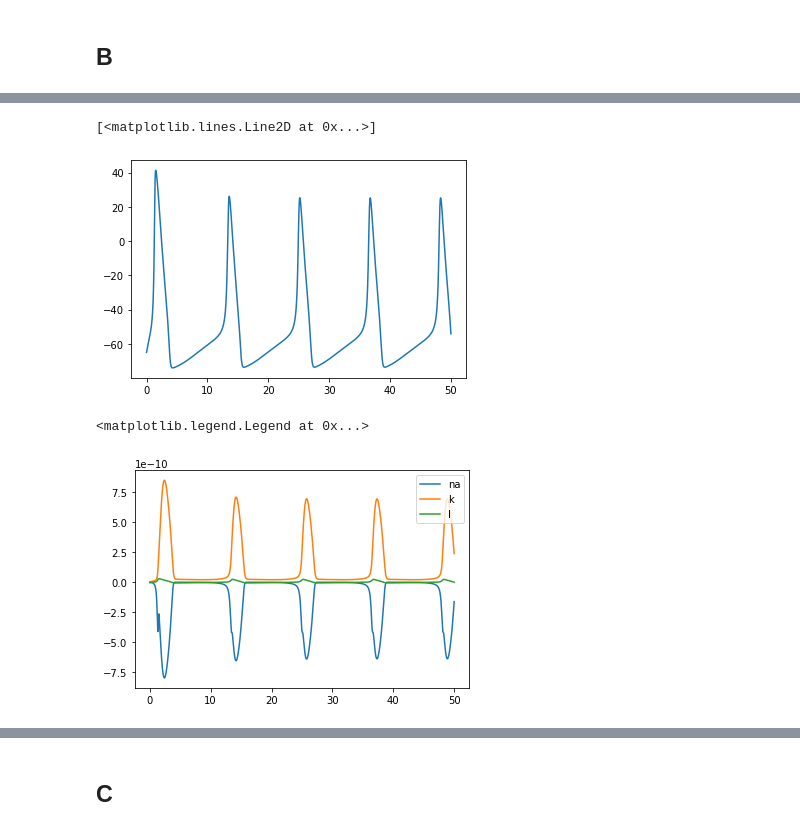
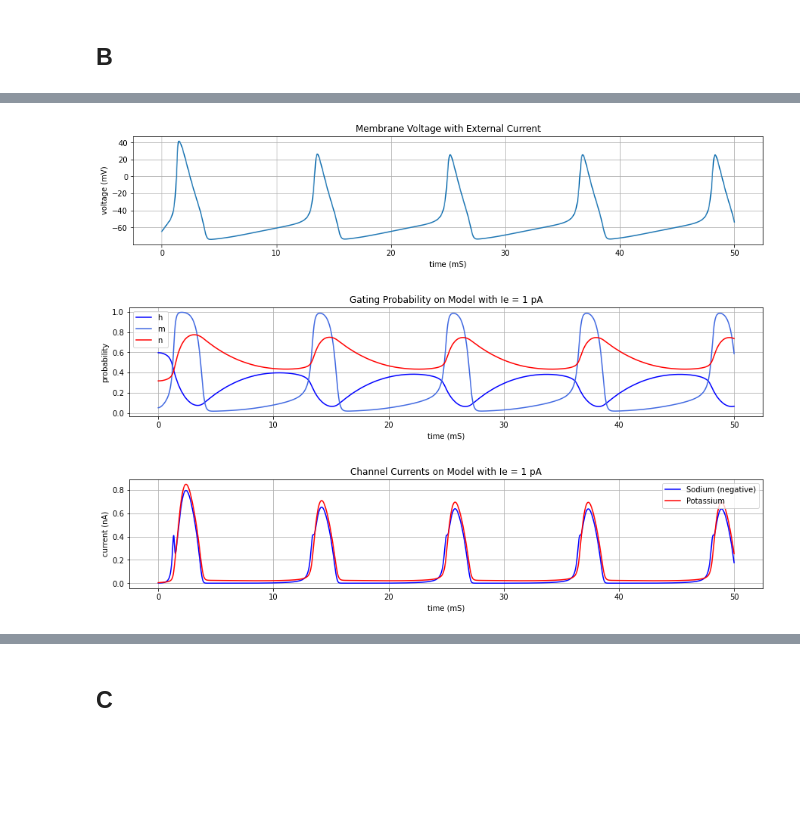
Before and after one commit to bramantyois/mns, a Jupyter notebook: exercise_07.ipynb, the cells around one changed output, grey strips where cells are left out. Cells and saved outputs as stored; diff of their text form; code cells hidden in the pictures; blank space fills up the shorter version.

```diff
--- a/exercise_07.ipynb
+++ b/exercise_07.ipynb
@@ -134,16 +130,47 @@ plt.plot(t,ret[-1], label='s')
-# %%
-ax = plt.gca()
-ax.ticklabel_format(useOffset=False)
-
-plt.plot(t,ret[0], label='V')
-# %% [output]
-[<matplotlib.lines.Line2D at 0x...>]
-[figure, removed]
-# %%
-plt.plot(t,ret[3], label='na')
-plt.plot(t,ret[2], label='k')
-plt.plot(t,ret[1], label='l')
-plt.legend()
-# %% [output]
-<matplotlib.legend.Legend at 0x...>
-[figure, removed]
+# %%
+#ax = plt.gca()
+#ax.ticklabel_format(useOffset=False)
+
+plt.figure(figsize=(15,9))
+plt.subplot(311)
+
+plt.title('Membrane Voltage with External Current')
+plt.plot(t,ret['v_m'])
+plt.xlabel('time (mS)')
+plt.ylabel('voltage (mV)')
+plt.grid()
+plt.show()
+
+
+plt.figure(figsize=(15,9))
+plt.subplot(312)
+
+plt.title('Gating Probability on Model with Ie = 1 pA')
+plt.xlabel('time (mS)')
+plt.ylabel('probability')
+
+plt.plot(t,ret['h'], label='h', color='blue')
+plt.plot(t,ret['m'], label='m', color='royalblue')
+plt.plot(t,ret['n'], label='n', color='red')
+
+plt.legend()
+plt.grid()
+plt.show()
+
+
+plt.figure(figsize=(15,9))
+plt.subplot(313)
+
+plt.title('Channel Currents on Model with Ie = 1 pA')
+plt.xlabel('time (mS)')
+plt.ylabel('current (nA)')
+
+plt.plot(t,-ret['i_na']*1e9, label='Sodium (negative)', color='blue')
+plt.plot(t,ret['i_k']*1e9, label='Potassium', color='red')
+plt.legend()
+plt.grid()
+plt.show()
+# %% [output]
+[figure, added]
+[figure, added]
+[figure, added]
```
Also changed, not shown: parts of 29 cells of this notebook.
